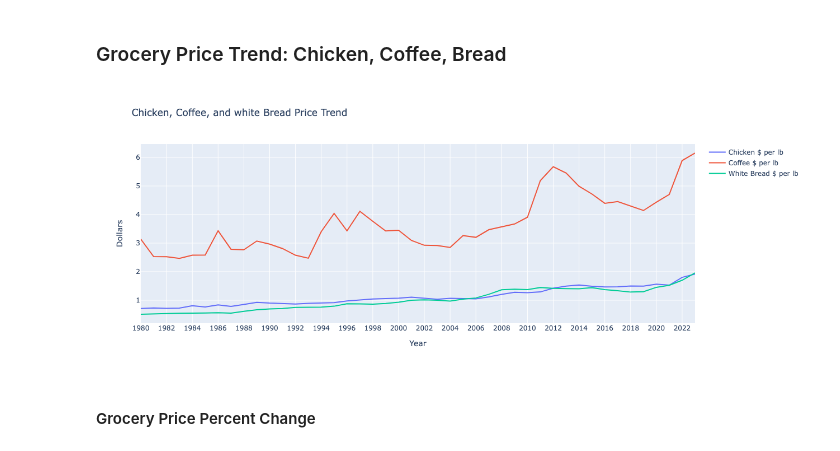
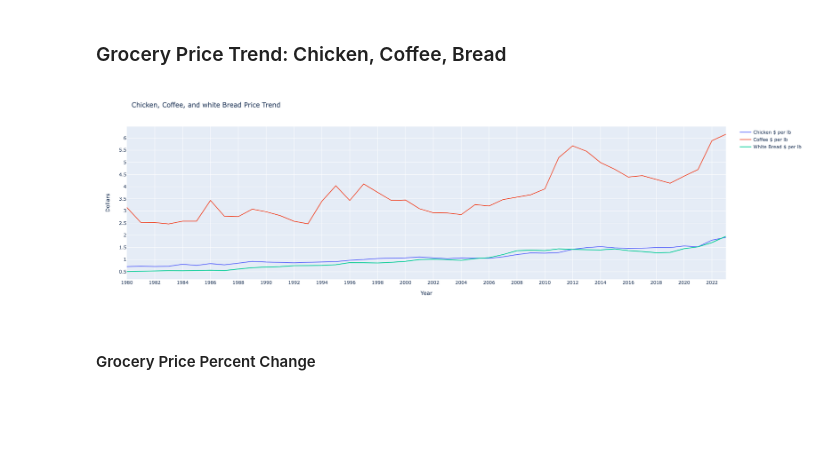
Before and after one commit to realminhnguyen/Project_1, a Jupyter notebook: visualization.ipynb, the cells around one changed output. Saved outputs shown, nothing was run; the diff lists cells and outputs as text; code cells hidden in the pictures; blank space fills up the shorter version.

```diff
--- a/visualization.ipynb
+++ b/visualization.ipynb
@@ -124,24 +98,45 @@ bread_df.head()
 # %% [markdown]
 ### Grocery Price Trend: Chicken, Coffee, Bread
 # %%
-fig = go.Figure()
+# Using plotly.graph_objects, we'll plot the price trend for basic goods.
+grocery_plot = go.Figure()
 
-# Adding Chicken
-fig.add_trace(go.Scatter(x=chicken_df.index, y=chicken_df['Average Chicken Price per Pound'], mode='lines', name='Chicken $ per lb'))
+# Adding trace (lines) with our dataframes
+# Adding Chicken dataframe
+grocery_plot.add_trace(
+    go.Scatter(
+        x=chicken_df.index,
+        y=chicken_df['Average Chicken Price per Pound'],
+        mode='lines',
+        name='Chicken $ per lb'
+    )
+)
+# Addding Coffee dataframe
+grocery_plot.add_trace(
+    go.Scatter(
+        x=coffee_df.index,
+        y=coffee_df['Average Coffee Price'],
+        mode='lines',
+        name='Coffee $ per lb'
+    )
+)
+# Adding Bread dataframe
+grocery_plot.add_trace(
+    go.Scatter(
+        x=bread_df.index,
+        y=bread_df['Average Bread Price'],
+        mode='lines',
+        name='White Bread $ per lb'
+    )
+)
+# Updating the layout with desired parameters
+grocery_plot.update_layout(width=1024, height = 576, title='Chicken, Coffee, and white Bread Price Trend', xaxis_title='Year', yaxis_title='Dollars')
+grocery_plot.update_xaxes(dtick=2, tickmode='linear')
+grocery_plot.update_yaxes(dtick=0.5, tickmode='linear')
 
-# Addding Coffee
-fig.add_trace(go.Scatter(x=coffee_df.index, y=coffee_df['Average Coffee Price'], mode='lines', name='Coffee $ per lb'))
-
-# Adding Bread
-fig.add_trace(go.Scatter(x=bread_df.index, y=bread_df['Average Bread Price'], mode='lines', name='White Bread $ per lb'))
-
-
-fig.update_layout(width=1000, height = 500, title='Chicken, Coffee, and white Bread Price Trend', xaxis_title='Year', yaxis_title='Dollars')
-fig.update_xaxes(dtick=2, tickmode='linear')
-
-fig.show()
+grocery_plot.show()
 # %% [output]
-[figure, old version]
+[figure, new version]
 # %% [markdown]
 #### Grocery Price Percent Change
 # %%
```
Also changed, not shown: parts of 32 cells of this notebook.
